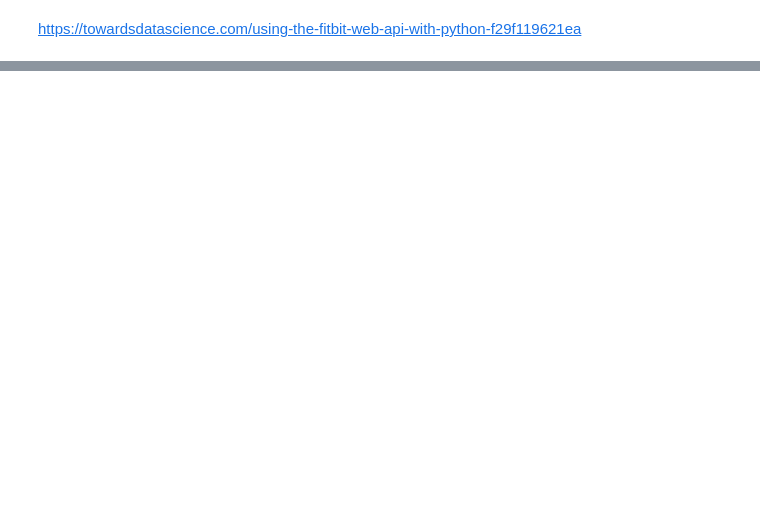
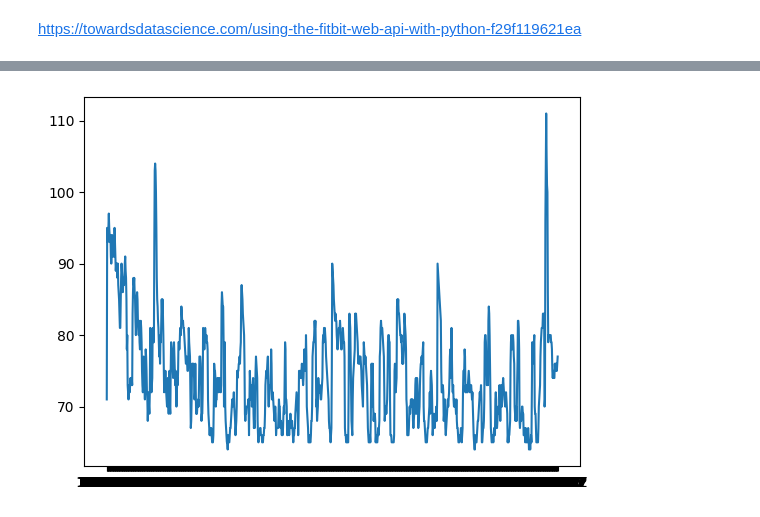
Before and after one commit to lotusflyer/python-fitbit, a Jupyter notebook: Second-Data-Grab.ipynb, the cells around one changed output, grey strips where cells are left out. Saved outputs shown, nothing was run; the diff lists cells and outputs as text; code cells hidden in the pictures; blank space fills up the shorter version.

```diff
--- a/Second-Data-Grab.ipynb
+++ b/Second-Data-Grab.ipynb
@@ -65,2 +65,8 @@ oneDayData
   'datasetInterval': 1,
   'datasetType': 'second'}}
+# %%
+# This is the date of data that I want.
+# You will need to modify for the date you want
+oneDate = pd.datetime(year = 2023, month = 2, day = 14)
+oneDayData = auth2_client.intraday_time_series('activities/heart', detail_level='1sec')
+oneDayData
@@ -66,0 +128,3 @@ oneDayData
+# %%
+df2 = pd.DataFrame(oneDayData['activities-heart-intraday']['dataset'])
+df2
@@ -66,0 +145,5 @@ oneDayData
+# %%
+plt.plot(df2.time, df2.value)
+plt.show()
+# %% [output]
+[figure, added]
```
Also changed, not shown: parts of 14 cells of this notebook, 1 other file.
